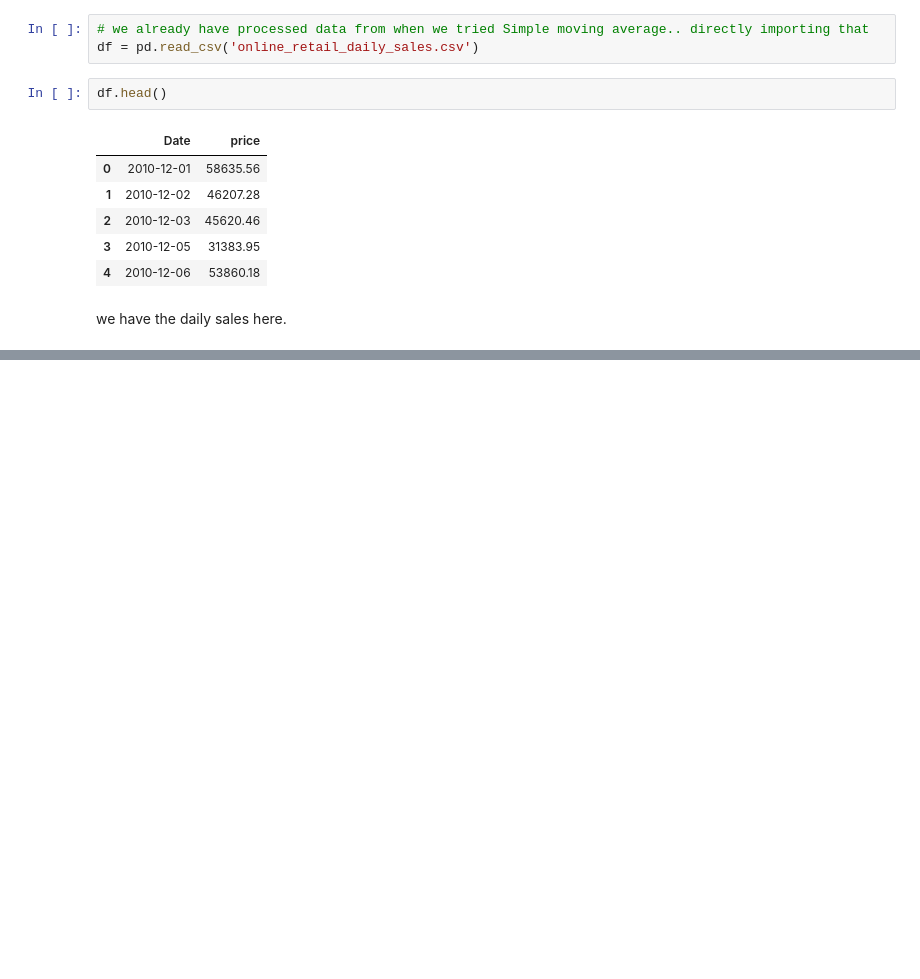
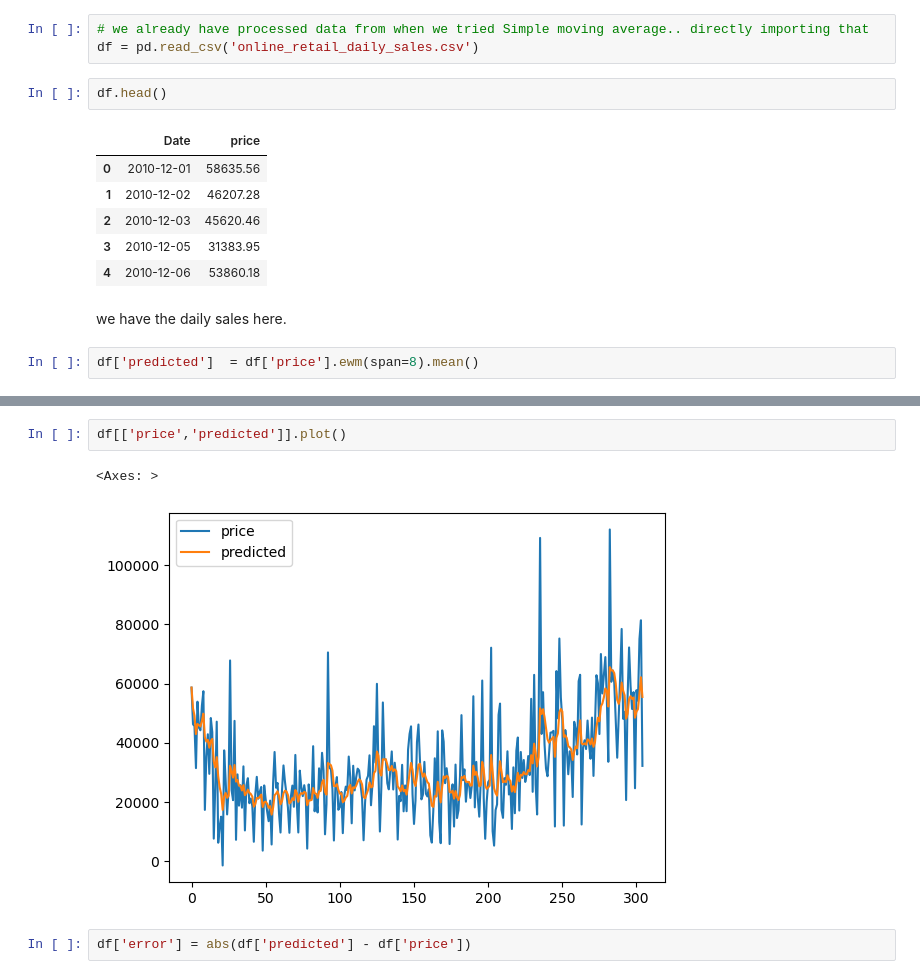
Before and after one commit to Harshraj77/data_science_and_ml_learning, a Jupyter notebook: time_series/EMA_Online_Retail.ipynb, the cells around one changed output, grey strips where cells are left out. Cells and saved outputs as stored; diff of their text form; blank space fills up the shorter version.

```diff
--- a/time_series/EMA_Online_Retail.ipynb
+++ b/time_series/EMA_Online_Retail.ipynb
@@ -16,3 +16,5 @@ df.head()
 | 4 | 2010-12-06 | 53860.18 |
 # %% [markdown]
 we have the daily sales here.
+# %%
+df['predicted']  = df['price'].ewm(span=8).mean()
@@ -18,0 +37,7 @@ we have the daily sales here.
+# %%
+df[['price','predicted']].plot()
+# %% [output]
+<Axes: >
+[figure, added]
+# %%
+df['error'] = abs(df['predicted'] - df['price'])
```
Also changed, not shown: parts of 14 cells of this notebook.
